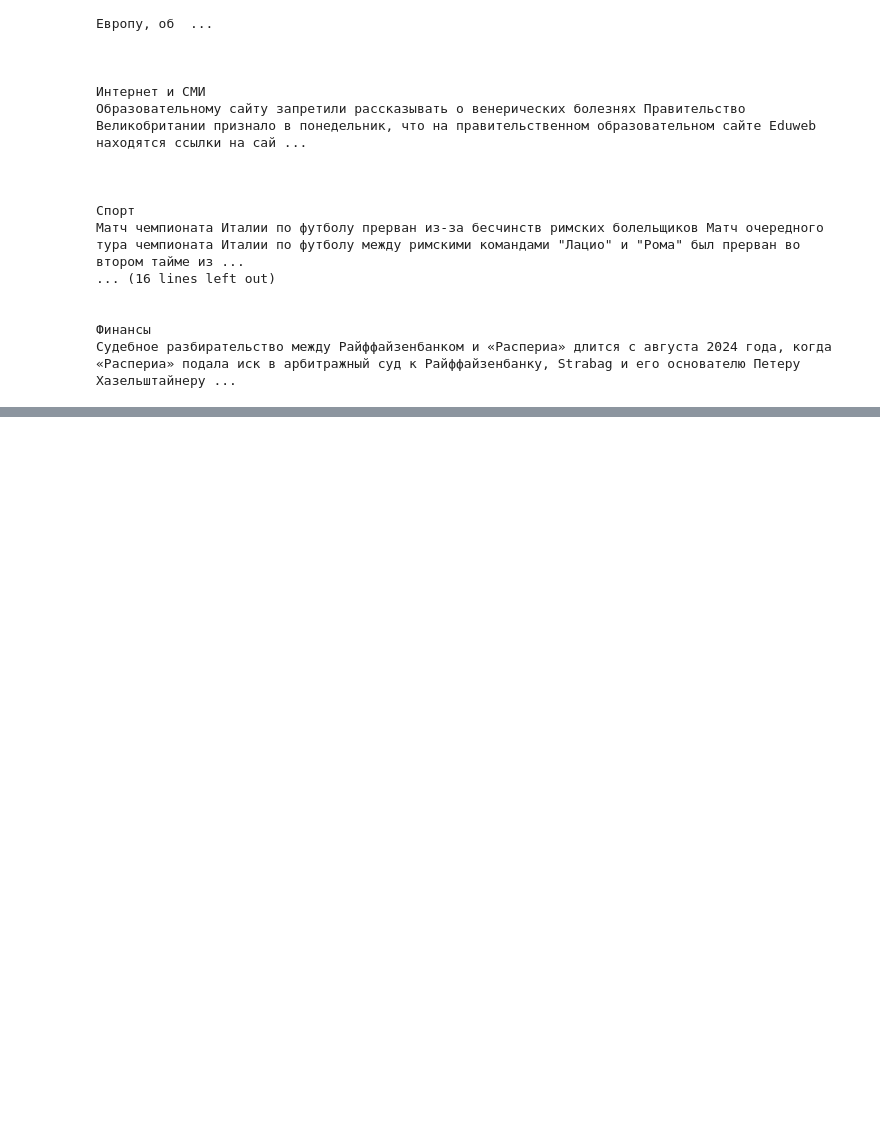
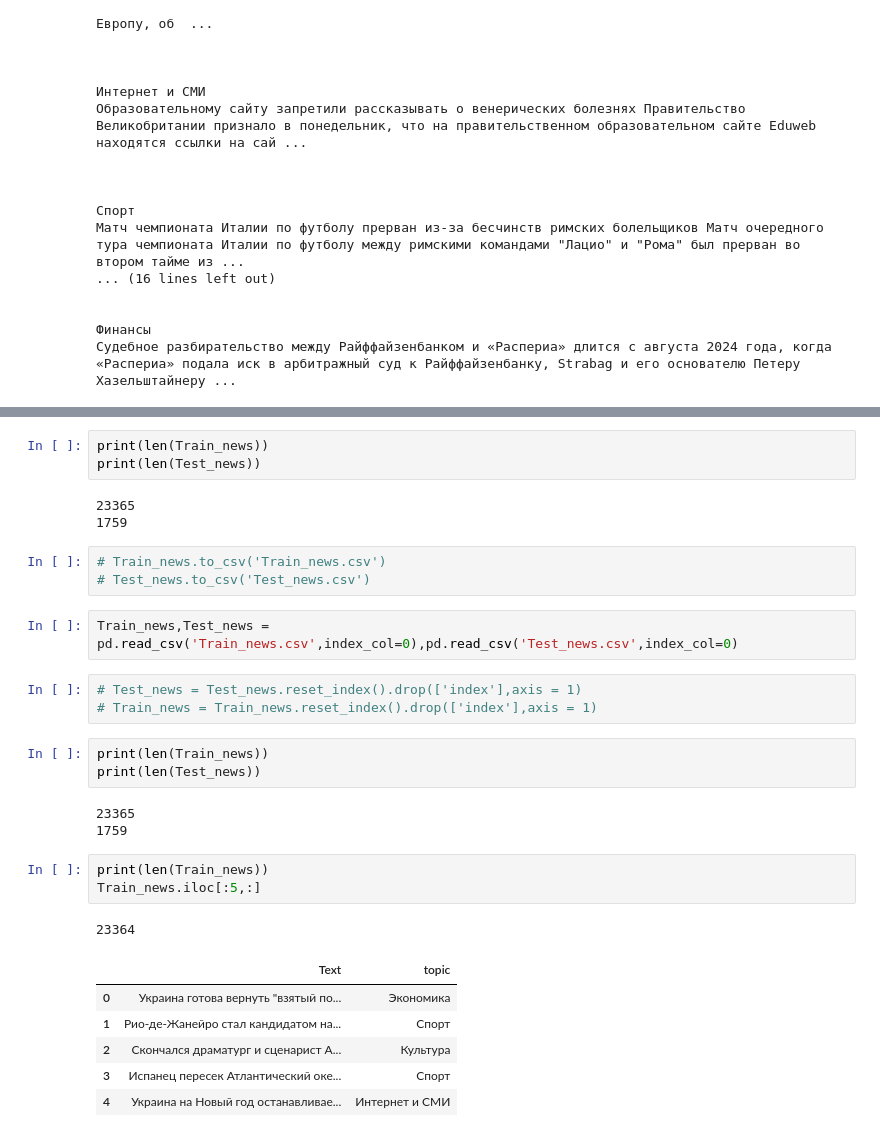
Before and after one commit to LuchianPeledutse/Projects, a Jupyter notebook: TextClassification/main.ipynb, the cells around one changed output, grey strips where cells are left out. Drawn from its saved outputs; the diff is of its cells as text; blank space fills up the shorter version.

```diff
--- a/TextClassification/main.ipynb
+++ b/TextClassification/main.ipynb
@@ -170,0 +183,31 @@ for one_label in labels:
+# %%
+print(len(Train_news))
+print(len(Test_news))
+# %% [output]
+23365
+1759
+# %%
+# Train_news.to_csv('Train_news.csv')
+# Test_news.to_csv('Test_news.csv')
+# %%
+Train_news,Test_news = pd.read_csv('Train_news.csv',index_col=0),pd.read_csv('Test_news.csv',index_col=0)
+# %%
+# Test_news = Test_news.reset_index().drop(['index'],axis = 1)
+# Train_news = Train_news.reset_index().drop(['index'],axis = 1)
+# %%
+print(len(Train_news))
+print(len(Test_news))
+# %% [output]
+23365
+1759
+# %%
+print(len(Train_news))
+Train_news.iloc[:5,:]
+# %% [output]
+23364
+|  | Text | topic |
+| 0 | Украина готова вернуть "взятый по... | Экономика |
+| 1 | Рио-де-Жанейро стал кандидатом на... | Спорт |
+| 2 | Скончался драматург и сценарист А... | Культура |
+| 3 | Испанец пересек Атлантический оке... | Спорт |
+| 4 | Украина на Новый год останавливае... | Интернет и СМИ |
```
Also changed, not shown: parts of 16 cells of this notebook, 5 other files.
